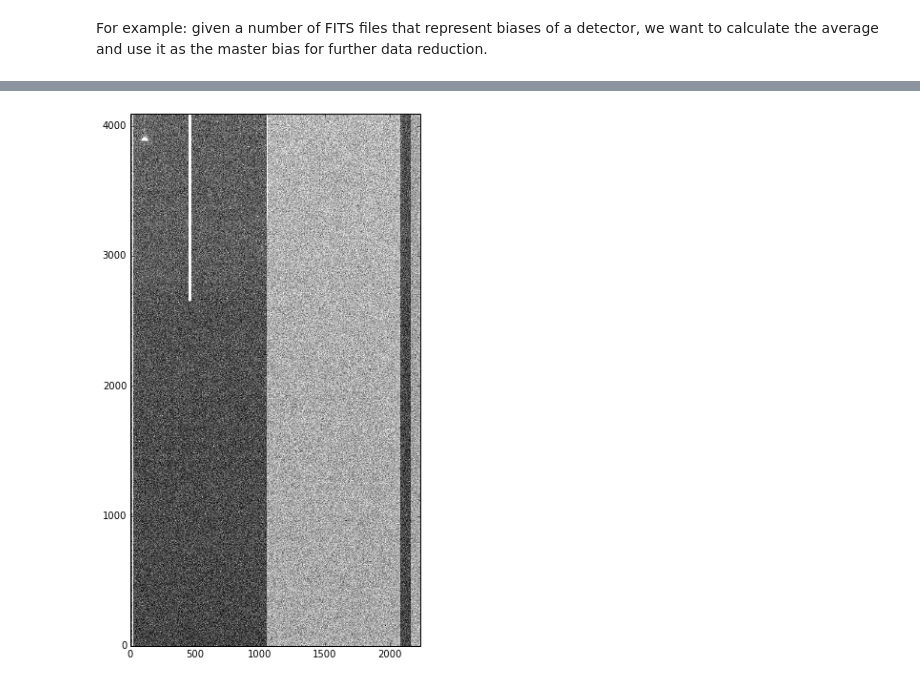
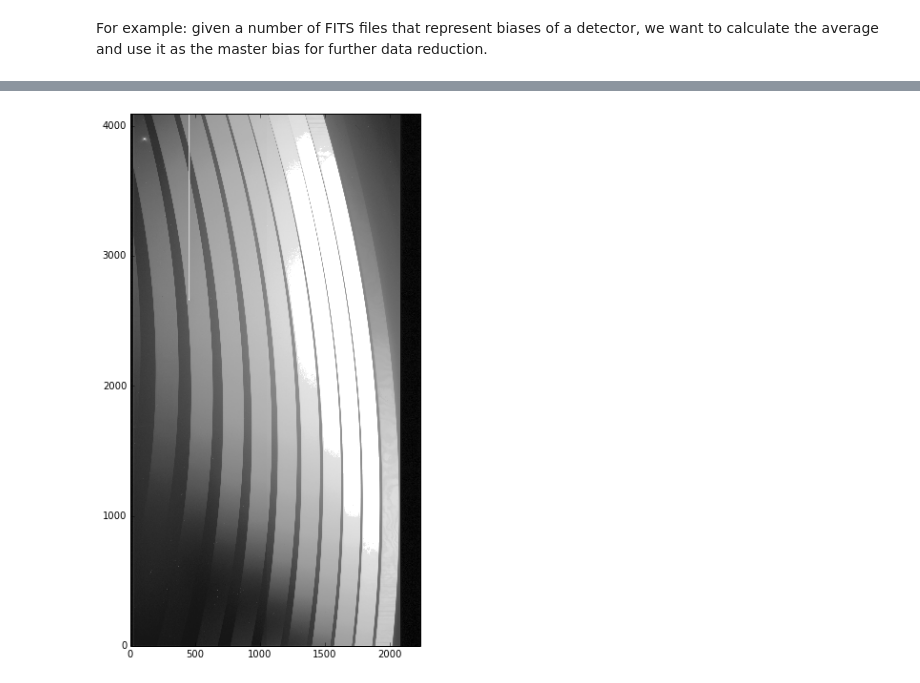
Before and after one commit to shkw0k/cookbook, a Jupyter notebook: Averaging Fits Files.ipynb, the cells around one changed output, grey strips where cells are left out. Cells and saved outputs as stored; diff of their text form; code cells hidden in the pictures.

```diff
--- a/Averaging Fits Files.ipynb
+++ b/Averaging Fits Files.ipynb
@@ -46,0 +106,6 @@ def show(data):
+# %%
+DomeFlats = [ f for f in AllFitsFiles if objectIs (f, "Dome Flat") ]
+
+hdr = getHeader(DomeFlats[0])
+masterDomeFlat = "../fits/esi1/masterDomeFlat.fits"
+pyfits.writeto(masterDomeFlat, avgFits(DomeFlats), header=hdr, clobber=True)
@@ -46,0 +114,7 @@ def show(data):
+# %%
+# Let's see the master dome flat.
+domeFlatData = getImageData(masterDomeFlat)
+fig = plt.figure(figsize=(14, 10))
+data2Plot (111, domeFlatData, tFactor=1)
+# %% [output]
+[figure, added]
@@ -49,48 +126,0 @@ avgImag = avgFits(Biases)
-# %%
-# These next three functions are copied from Fits2Thumbnail.
-# These are for displaying the result only, should not be modified.
-
-def remap (arr, fromLo, fromHi, toLo, toHi):
-    m = (toHi - toLo) / (fromHi - fromLo)
-    b = -m * fromLo + toLo
-    return np.clip(np.int_(arr * m + b), toLo, toHi)
-
-def centroid(arr):
-    l = arr.shape[0]
-    ixs = np.arange(l)
-    tmp = arr * ixs
-    tmp1 = tmp * ixs
-    sumarr = sum(arr)
-    cen = sum(tmp)/sumarr
-    return cen, math.sqrt(sum(tmp1)/sumarr - cen * cen)
-
-def applyHEQ1(data, cutWidth=1, tFactor=1, nHist=65535):
-    flatData = data.flatten()
-    leng = len(flatData)
-    histg, edges = np.histogram(flatData, bins=nHist, density=False)
-    cen, cstd = centroid(histg)
-    wing = cutWidth * cstd
-    loIdx = int(max(0, cen-wing))
-    hiIdx = int(min(loIdx+wing+wing, nHist))
-    fromLo = edges[loIdx]
-    fromHi = edges[hiIdx]
-
-    #print ("fromLo", fromLo, fromHi, cstd)
-    data1 = remap(data, fromLo, fromHi, 0, nHist-1)
-    histg, edges = np.histogram(data1.flatten(), bins=nHist, density=False)
-
-    thold = leng / nHist * cstd * tFactor
-    histg = np.clip(histg, 0, thold)
-    hsum = np.cumsum(histg)
-    data1 = hsum[np.int_(data1)]
-    return data1
-
-def data2Plot (subPlotId, data, **kwds):
-    data1 = applyHEQ1(data, **kwds)
-    ax = plt.subplot(subPlotId)
-    ax.imshow(data1, cmap='gray', origin="lower")
-
-fig = plt.figure(figsize=(14, 10))
-data2Plot (111, avgImag, tFactor=1)
-# %% [output]
-[figure, removed]
```
Also changed, not shown: parts of 13 cells of this notebook.
